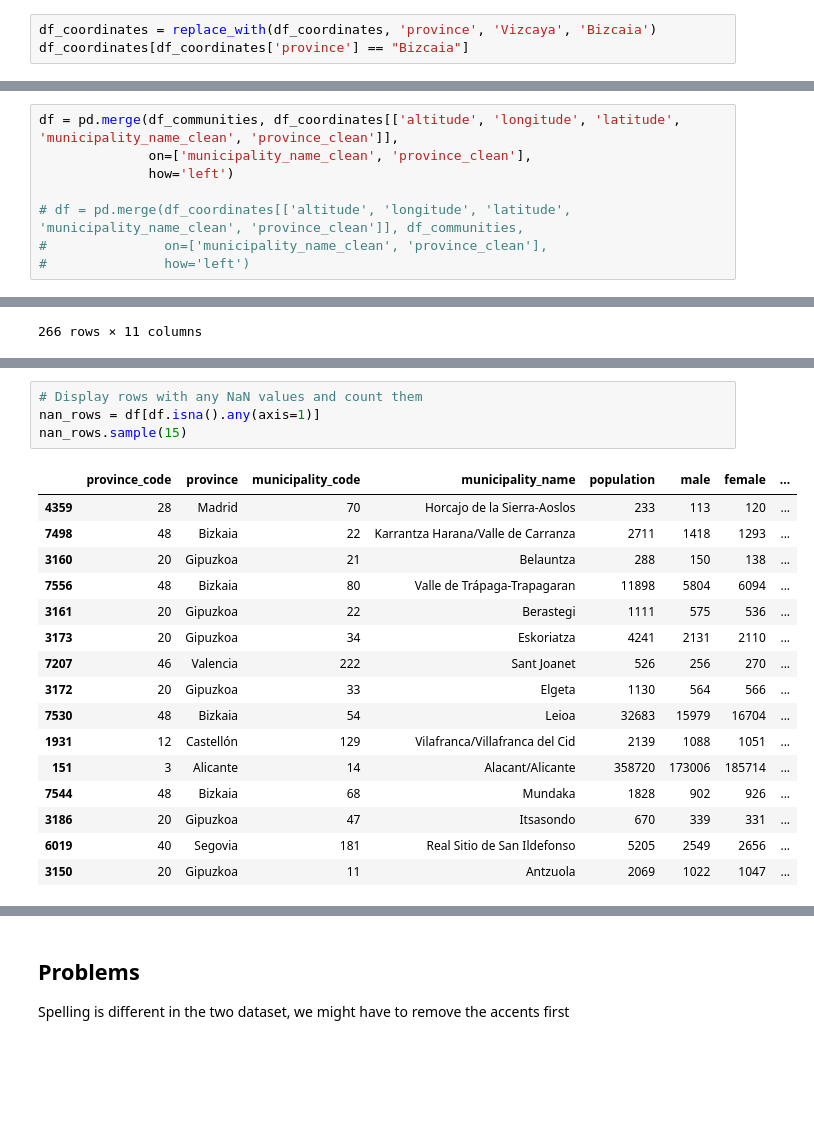
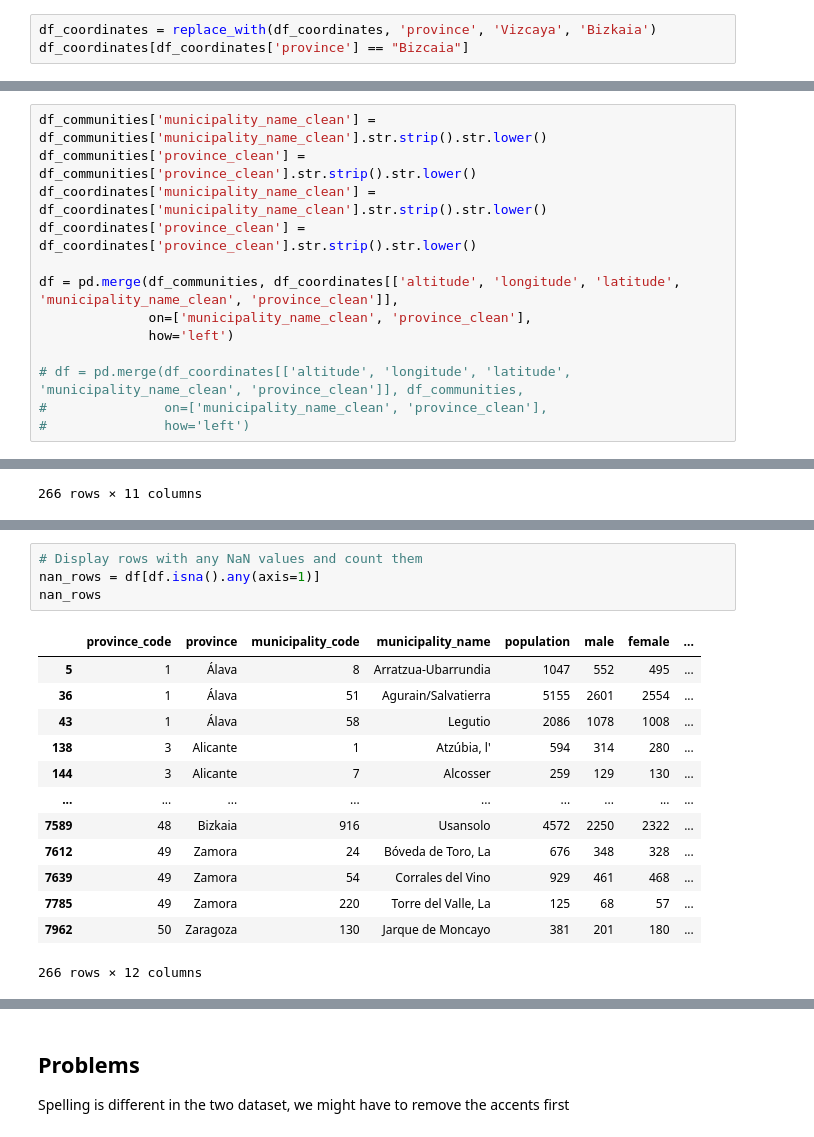
Before and after one commit to marimoysan/ml-pueblos, a Jupyter notebook: notebooks/eda.ipynb, the cells around one changed output, grey strips where cells are left out. Saved outputs shown, nothing was run; the diff lists cells and outputs as text; blank space fills up the shorter version.

Commit message:
fixing different typings in columns (#6)

```diff
--- a/notebooks/eda.ipynb
+++ b/notebooks/eda.ipynb
@@ -59,5 +59,5 @@ df_communities.sample(5)
 # %%
-df_coordinates = replace_with(df_coordinates, 'province', 'Vizcaya', 'Bizcaia')
+df_coordinates = replace_with(df_coordinates, 'province', 'Vizcaya', 'Bizkaia')
 df_coordinates[df_coordinates['province'] == "Bizcaia"]
 # %% [output]
 |  | community | province | municipality_name | latitude | longitude | altitude | population | male | female |
@@ -128,6 +110,11 @@ df_coordinates
 | 8111 | Valencia | Valencia/València | Zarra | 39.09138 | -1.075068 | 576.03660 | 551 | 302 | 249 | ... |
 8112 rows × 11 columns
 # %%
+df_communities['municipality_name_clean'] = df_communities['municipality_name_clean'].str.strip().str.lower()
+df_communities['province_clean'] = df_communities['province_clean'].str.strip().str.lower()
+df_coordinates['municipality_name_clean'] = df_coordinates['municipality_name_clean'].str.strip().str.lower()
+df_coordinates['province_clean'] = df_coordinates['province_clean'].str.strip().str.lower()
+
 df = pd.merge(df_communities, df_coordinates[['altitude', 'longitude', 'latitude', 'municipality_name_clean', 'province_clean']],
               on=['municipality_name_clean', 'province_clean'],
               how='left')
@@ -186,24 +168,21 @@ valencia.sample(10)
 # %%
 # Display rows with any NaN values and count them
 nan_rows = df[df.isna().any(axis=1)]
-nan_rows.sample(15)
+nan_rows
 # %% [output]
 |  | province_code | province | municipality_code | municipality_name | population | male | female | ... |
-| 4359 | 28 | Madrid | 70 | Horcajo de la Sierra-Aoslos | 233 | 113 | 120 | ... |
-| 7498 | 48 | Bizkaia | 22 | Karrantza Harana/Valle de Carranza | 2711 | 1418 | 1293 | ... |
-| 3160 | 20 | Gipuzkoa | 21 | Belauntza | 288 | 150 | 138 | ... |
-| 7556 | 48 | Bizkaia | 80 | Valle de Trápaga-Trapagaran | 11898 | 5804 | 6094 | ... |
-| 3161 | 20 | Gipuzkoa | 22 | Berastegi | 1111 | 575 | 536 | ... |
-| 3173 | 20 | Gipuzkoa | 34 | Eskoriatza | 4241 | 2131 | 2110 | ... |
-| 7207 | 46 | Valencia | 222 | Sant Joanet | 526 | 256 | 270 | ... |
-| 3172 | 20 | Gipuzkoa | 33 | Elgeta | 1130 | 564 | 566 | ... |
-| 7530 | 48 | Bizkaia | 54 | Leioa | 32683 | 15979 | 16704 | ... |
-| 1931 | 12 | Castellón | 129 | Vilafranca/Villafranca del Cid | 2139 | 1088 | 1051 | ... |
-| 151 | 3 | Alicante | 14 | Alacant/Alicante | 358720 | 173006 | 185714 | ... |
-| 7544 | 48 | Bizkaia | 68 | Mundaka | 1828 | 902 | 926 | ... |
-| 3186 | 20 | Gipuzkoa | 47 | Itsasondo | 670 | 339 | 331 | ... |
-| 6019 | 40 | Segovia | 181 | Real Sitio de San Ildefonso | 5205 | 2549 | 2656 | ... |
-| 3150 | 20 | Gipuzkoa | 11 | Antzuola | 2069 | 1022 | 1047 | ... |
+| 5 | 1 | Álava | 8 | Arratzua-Ubarrundia | 1047 | 552 | 495 | ... |
+| 36 | 1 | Álava | 51 | Agurain/Salvatierra | 5155 | 2601 | 2554 | ... |
+| 43 | 1 | Álava | 58 | Legutio | 2086 | 1078 | 1008 | ... |
+| 138 | 3 | Alicante | 1 | Atzúbia, l' | 594 | 314 | 280 | ... |
+| 144 | 3 | Alicante | 7 | Alcosser | 259 | 129 | 130 | ... |
+| ... | ... | ... | ... | ... | ... | ... | ... | ... |
+| 7589 | 48 | Bizkaia | 916 | Usansolo | 4572 | 2250 | 2322 | ... |
+| 7612 | 49 | Zamora | 24 | Bóveda de Toro, La | 676 | 348 | 328 | ... |
+| 7639 | 49 | Zamora | 54 | Corrales del Vino | 929 | 461 | 468 | ... |
+| 7785 | 49 | Zamora | 220 | Torre del Valle, La | 125 | 68 | 57 | ... |
+| 7962 | 50 | Zaragoza | 130 | Jarque de Moncayo | 381 | 201 | 180 | ... |
+266 rows × 12 columns
 # %%
 df
 # %% [output]
```
Also changed, not shown: parts of 14 cells of this notebook.
